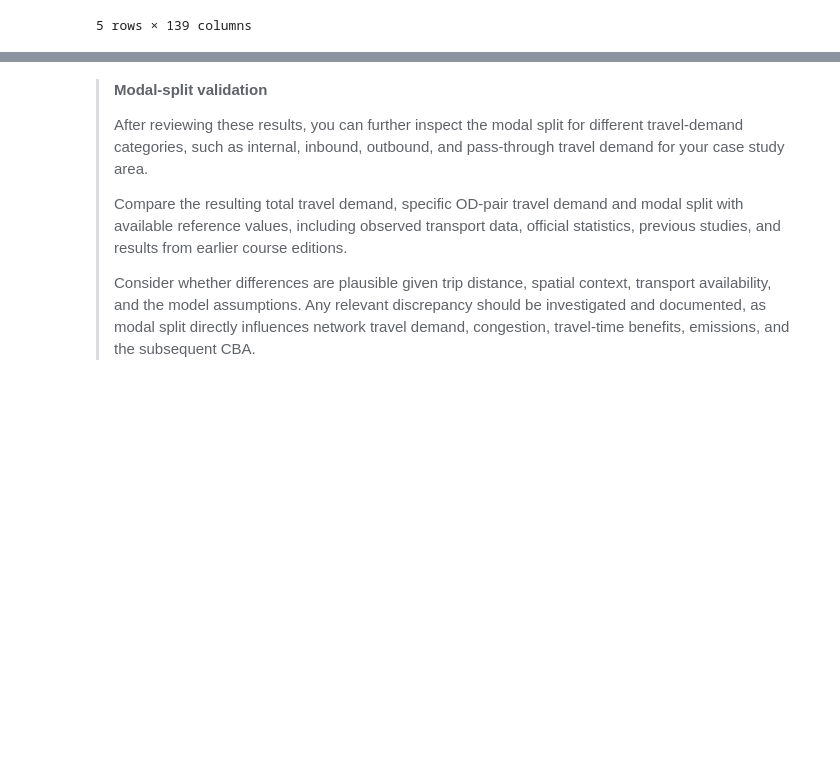
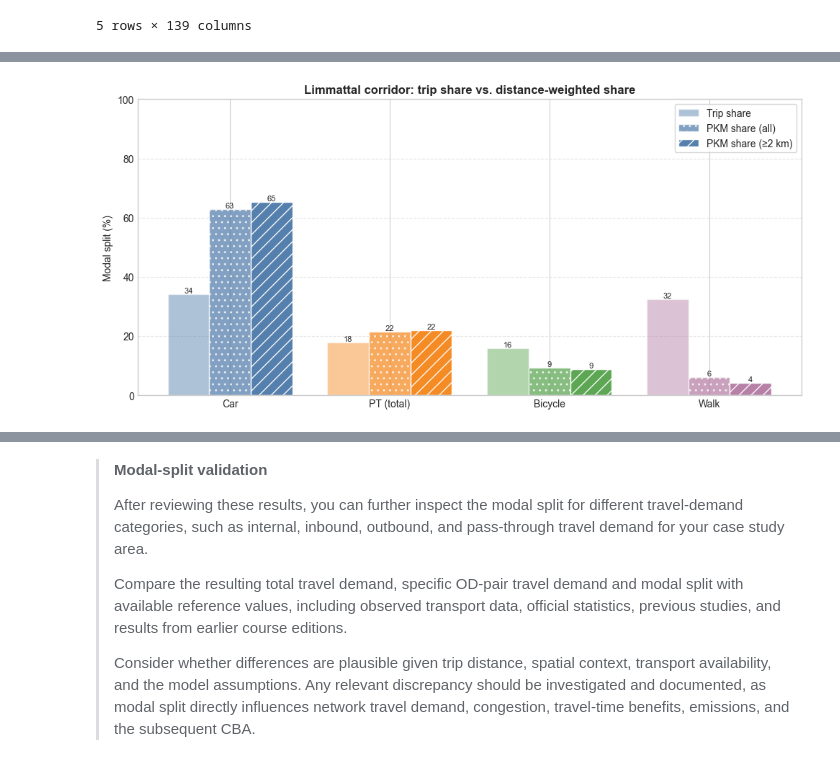
Before and after one commit to dmaure-ETHZ/IP-HS26-MehrSpur-CaseStudy-Domanyi-Londis-Maurer, a Jupyter notebook: notebooks/02_system_modeling.ipynb, the cells around one changed output, grey strips where cells are left out. Saved outputs shown, nothing was run; the diff lists cells and outputs as text; code cells hidden in the pictures; blank space fills up the shorter version.

```diff
--- a/notebooks/02_system_modeling.ipynb
+++ b/notebooks/02_system_modeling.ipynb
@@ -696,0 +583,91 @@ Modal Split for Key Corridor Relations (Trip-based):
+# %%
+# 1. Limmattal corridor baseline modal split: trip shares vs. PKM shares
+# Threshold for the filtered PKM share, set in parameters.py (Limmattal: 2 km, MehrSpur default: 5 km).
+PKM_MIN_DISTANCE_KM = p.MIN_STRATEGIC_PKM_DISTANCE
+
+MODE_KEYS = {
+    "Car": "drive",
+    "PT (walk access)": "pt_walk",
+    "PT (bike access)": "pt_bike",
+    "Bicycle": "bike",
+    "Walk": "walk",
+}
+od_labels = res_stage0.od_by_mode["drive"].index.astype(str)
+
+
+def aligned(frame):
+    values = frame.rename(index=str, columns=str).reindex(index=od_labels, columns=od_labels)
+    return np.nan_to_num(values.to_numpy(dtype=float), nan=0.0, posinf=0.0, neginf=0.0)
+
+
+mode_od = {name: aligned(res_stage0.od_by_mode[key]) for name, key in MODE_KEYS.items()}
+# Same distance proxy as the model: car-road OD distance for every mode.
+od_dist_km = aligned(ctx.lengths.get("drive", ctx.lengths.get("car"))) / 1000.0
+
+# Reporting scope: at least one trip end in the buffered corridor zones.
+is_corridor = np.isin(od_labels, np.asarray(corridor_zones, dtype=str))
+corridor_mask = is_corridor[:, None] | is_corridor[None, :]
+
+PKM_LABEL = f"PKM share (≥{PKM_MIN_DISTANCE_KM:g} km)"
+
+
+def modal_split(mask, min_km=PKM_MIN_DISTANCE_KM):
+    """Trips, trip shares and PKM shares (all distances and >= min_km) for an OD mask."""
+    long_mask = mask & (od_dist_km >= min_km)
+    table = pd.DataFrame({
+        "Trips": {m: v[mask].sum() for m, v in mode_od.items()},
+        "PKM": {m: (v * od_dist_km)[mask].sum() for m, v in mode_od.items()},
+        "PKM filtered": {m: (v * od_dist_km)[long_mask].sum() for m, v in mode_od.items()},
+    })
+    table.loc["Total"] = table.sum()
+    out = pd.DataFrame({
+        "Trips": table["Trips"],
+        "Trip share": table["Trips"] / max(table.loc["Total", "Trips"], 1e-9),
+        "PKM share (all)": table["PKM"] / max(table.loc["Total", "PKM"], 1e-9),
+        f"PKM share (≥{min_km:g} km)": table["PKM filtered"] / max(table.loc["Total", "PKM filtered"], 1e-9),
+        "Mean trip length (km)": table["PKM"] / table["Trips"].clip(lower=1e-9),
+    })
+    pt_total = out.loc[["PT (walk access)", "PT (bike access)"]].sum()
+    pt_total["Mean trip length (km)"] = (
+        table.loc[["PT (walk access)", "PT (bike access)"], "PKM"].sum() / max(pt_total["Trips"], 1e-9)
+    )
+    out.loc["PT (total)"] = pt_total
+    return out.loc[["Car", "PT (total)", "PT (walk access)", "PT (bike access)", "Bicycle", "Walk", "Total"]]
+
+
+corridor_split = modal_split(corridor_mask)
+exports.save_outputs("1_5_baseline_modal_split", tables={"corridor": corridor_split})
+print(f"Limmattal corridor baseline modal split (Stage 0, evening peak hour, {len(corridor_zones)} zones):")
+display(corridor_split.style.format({
+    "Trips": "{:,.0f}",
+    "Trip share": "{:.1%}",
+    "PKM share (all)": "{:.1%}",
+    PKM_LABEL: "{:.1%}",
+    "Mean trip length (km)": "{:.1f}",
+}))
+
+# Chart: PT aggregated (access modes are in the table above)
+mode_names = ["Car", "PT (total)", "Bicycle", "Walk"]
+colors = ["#4c78a8", "#f58518", "#54a24b", "#b279a2"]
+measures = ["Trip share", "PKM share (all)", PKM_LABEL]
+hatches = ["", "..", "//"]
+
+fig, ax = plt.subplots(figsize=(10, 4.8))
+x_indices = np.arange(len(mode_names))
+width = 0.26
+for i, (measure, hatch) in enumerate(zip(measures, hatches)):
+    values = corridor_split.loc[mode_names, measure].mul(100)
+    bars = ax.bar(x_indices + (i - 1) * width, values, width, color=colors,
+                  alpha=0.45 + 0.25 * i, hatch=hatch, edgecolor="white", label=measure)
+    ax.bar_label(bars, fmt="%.0f", fontsize=8)
+ax.set_title("Limmattal corridor: trip share vs. distance-weighted share", fontsize=12, fontweight="bold")
+ax.set_xticks(x_indices)
+ax.set_xticklabels(mode_names)
+ax.set_ylabel("Modal split (%)")
+ax.set_ylim(0, 100)
+ax.grid(axis="y", linestyle="--", alpha=0.5)
+ax.legend(frameon=True)
+plt.tight_layout()
+exports.save_outputs("1_5_baseline_modal_split", figure=fig)
+plt.show()
+# %% [output]
@@ -696,0 +683 @@ Modal Split for Key Corridor Relations (Trip-based):
+[figure, added]
```
Also changed, not shown: parts of 7 cells of this notebook, 1 other file.
